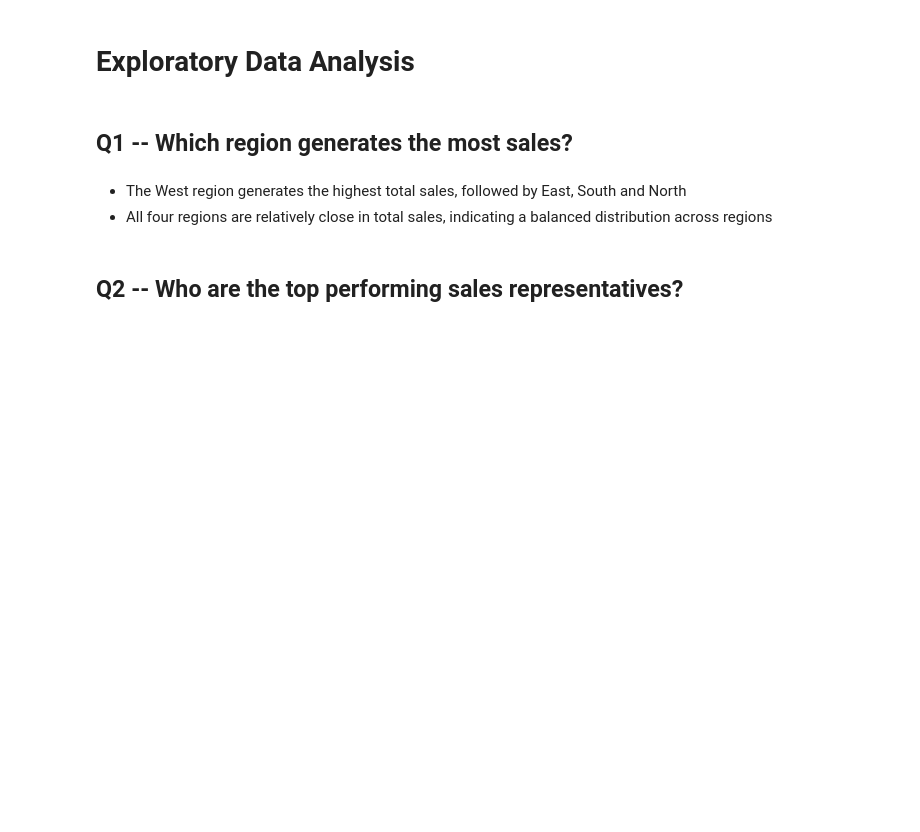
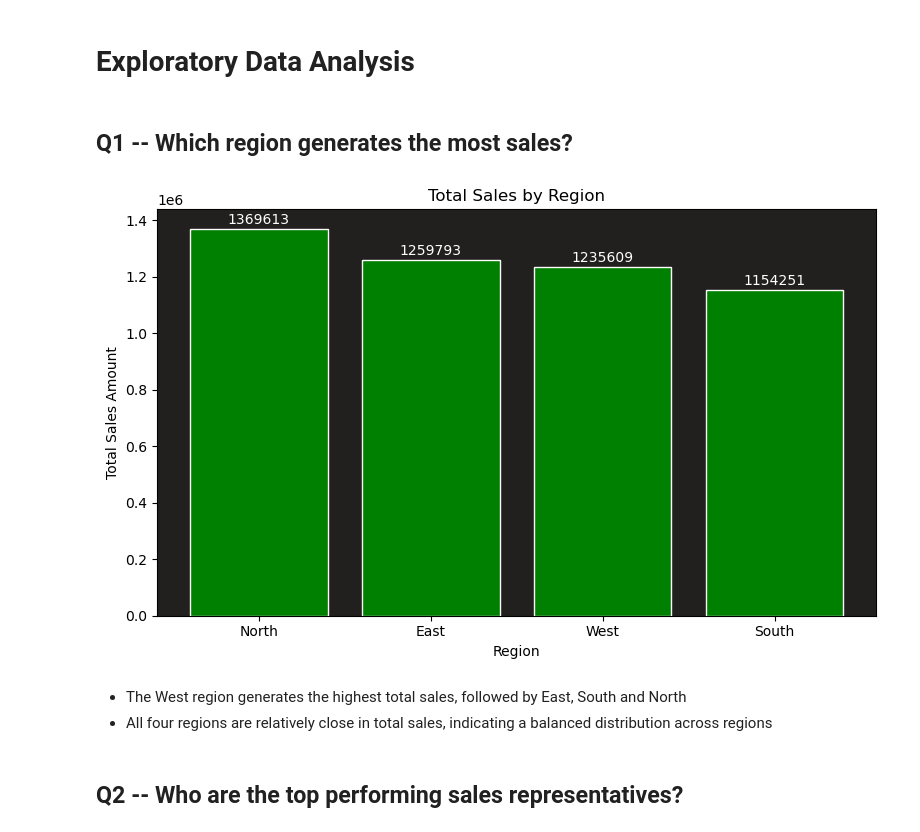
Before and after one commit to Ar3missss/EDA-Portfolio, a Jupyter notebook: sales-analysis.ipynb, the cells around one changed output. Saved outputs shown, nothing was run; the diff lists cells and outputs as text; code cells hidden in the pictures; blank space fills up the shorter version.

```diff
--- a/sales-analysis.ipynb
+++ b/sales-analysis.ipynb
@@ -84,19 +166,21 @@ df[['Unit_Price', 'Unit_Cost', 'Quantity_Sold', 'Profit']].head()
 # %%
 region_sales = df.groupby('Region')['Sales_Amount'].sum().reset_index()
 region_sales.columns = ['Region', 'Total_Sales']
 region_sales = region_sales.sort_values('Total_Sales', ascending=False)
 
 fig, ax = plt.subplots(figsize=(8, 5))
-bars = ax.bar(region_sales['Region'], region_sales['Total_Sales'], color='red', edgecolor='white')
+bars = ax.bar(region_sales['Region'], region_sales['Total_Sales'], color='green', edgecolor='white')
 ax.set_title('Total Sales by Region')
 ax.set_xlabel('Region')
 ax.set_ylabel('Total Sales Amount')
 ax.set_facecolor('#221F1F')
 ax.bar_label(bars, fmt='%.0f', padding=1, color='white')
 
 plt.tight_layout()
 plt.savefig('outputs/sales/Total Sales by Region.png', dpi=300)
 plt.show()
+# %% [output]
+[figure, added]
 # %% [markdown]
 - The West region generates the highest total sales, followed by East, South and North
 - All four regions are relatively close in total sales, indicating a balanced distribution across regions
```
Also changed, not shown: parts of 19 cells of this notebook, 1 other file.
